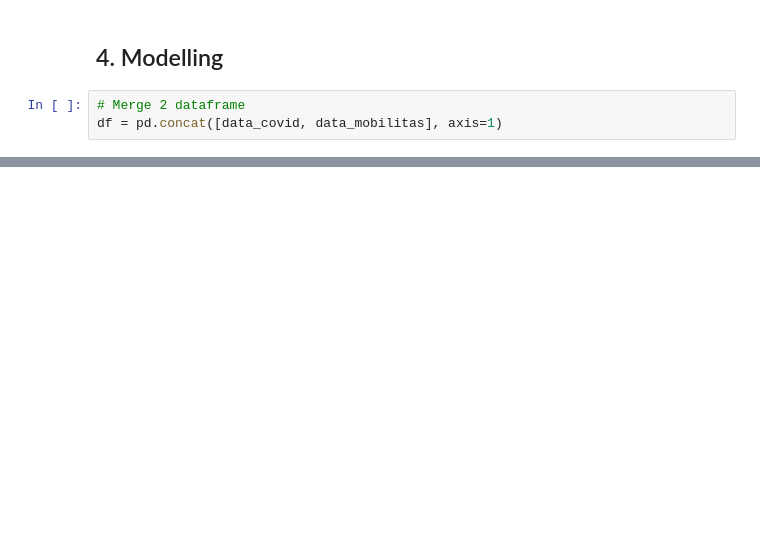
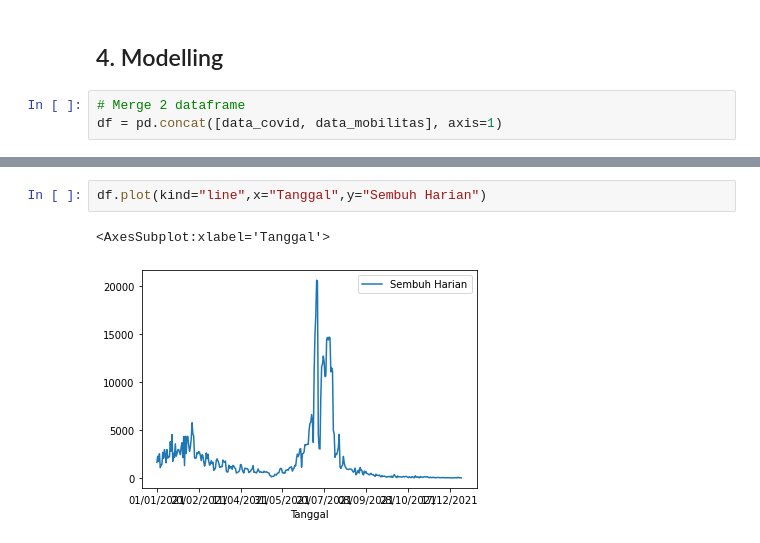
Before and after one commit to ceavinr/dsa-compfest, a Jupyter notebook: DSA-Fourtwo.ipynb, the cells around one changed output, grey strips where cells are left out. Cells and saved outputs as stored; diff of their text form; blank space fills up the shorter version.

```diff
--- a/DSA-Fourtwo.ipynb
+++ b/DSA-Fourtwo.ipynb
@@ -193,0 +199,5 @@ df = pd.concat([data_covid, data_mobilitas], axis=1)
+# %%
+df.plot(kind="line",x="Tanggal",y="Sembuh Harian")
+# %% [output]
+<AxesSubplot:xlabel='Tanggal'>
+[figure, added]
```
Also changed, not shown: parts of 8 cells of this notebook.
